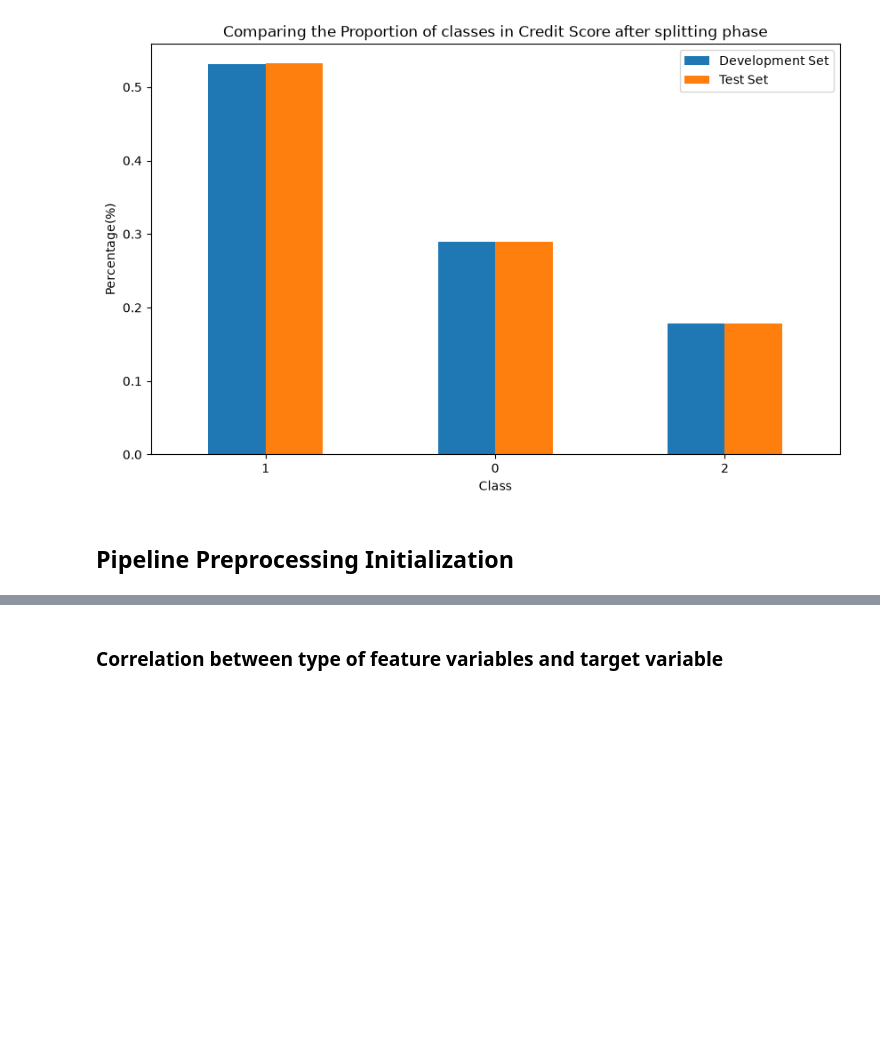
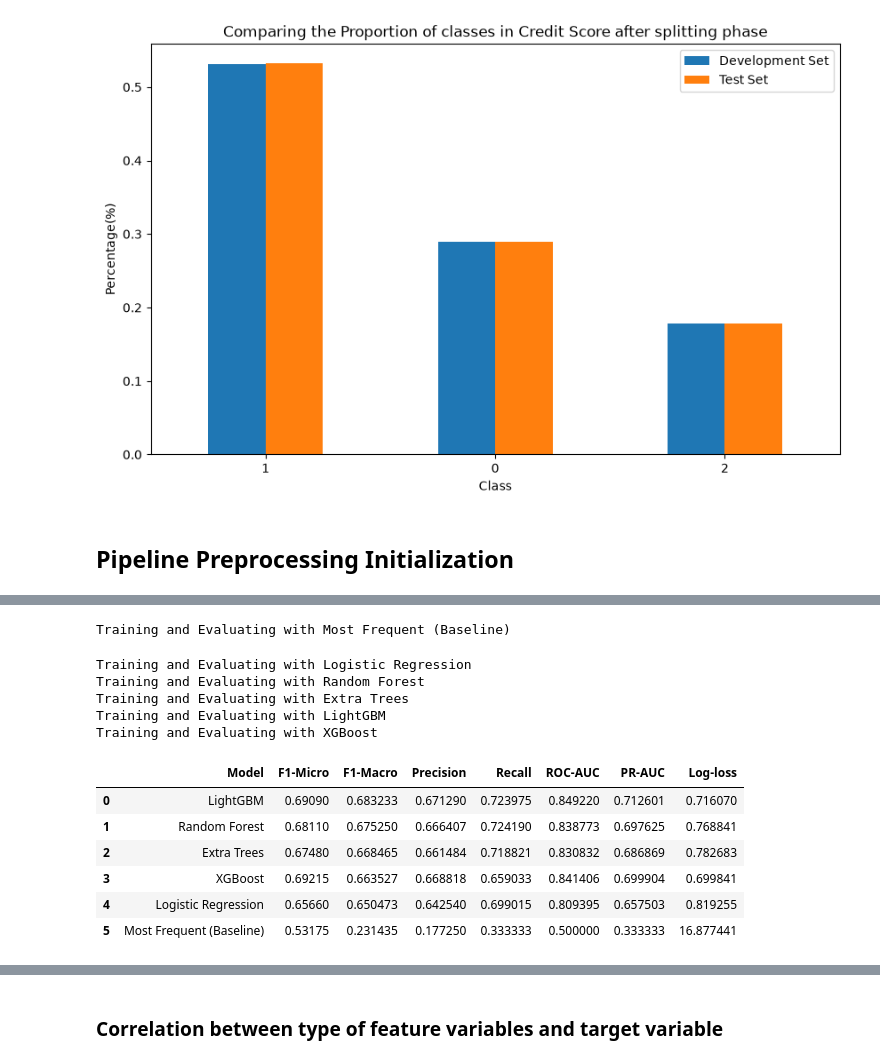
Before and after one commit to pewpy376/credit-score-classification, a Jupyter notebook: 02_model_pipeline.ipynb, the cells around one changed output, grey strips where cells are left out. Cells and saved outputs as stored; diff of their text form; code cells hidden in the pictures; blank space fills up the shorter version.

Commit message:
feat(model): complete baseline training and evaluation pipeline

```diff
--- a/02_model_pipeline.ipynb
+++ b/02_model_pipeline.ipynb
@@ -331,0 +290,40 @@ Training and Evaluating with XGBoost...
+# %%
+rows = []
+for name, clf in models.items():
+    print(f"Training and Evaluating with {name}")
+    pipe = Pipeline([('preprocessing', preprocessor), ('classifier', clf)])
+    pipe.fit(X_train, y_train)
+
+    pred = pipe.predict(X_val)
+    proba = pipe.predict_proba(X_val)
+    proba = proba / proba.sum(axis=1, keepdims=True)
+    classes = pipe.classes_
+
+    rows.append({
+        'Model':     name,
+        'F1-Micro':  f1_score(y_val, pred, average='micro'),
+        'F1-Macro':  f1_score(y_val, pred, average='macro'),
+        'Precision': precision_score(y_val, pred, average='macro'),
+        'Recall':    recall_score(y_val, pred, average='macro'),
+        'ROC-AUC':   roc_auc_score(y_val, proba, multi_class='ovr'),
+        'PR-AUC':    average_precision_score(label_binarize(y_val, classes=classes), proba),
+        'Log-loss':  log_loss(y_val, proba, labels=classes),
+    })
+
+df_benchmark = pd.DataFrame(rows).sort_values('F1-Macro', ascending=False).reset_index(drop=True)
+
+df_benchmark
+# %% [output]
+Training and Evaluating with Most Frequent (Baseline)
+Training and Evaluating with Logistic Regression
+Training and Evaluating with Random Forest
+Training and Evaluating with Extra Trees
+Training and Evaluating with LightGBM
+Training and Evaluating with XGBoost
+|  | Model | F1-Micro | F1-Macro | Precision | Recall | ROC-AUC | PR-AUC | Log-loss |
+| 0 | LightGBM | 0.69090 | 0.683233 | 0.671290 | 0.723975 | 0.849220 | 0.712601 | 0.716070 |
+| 1 | Random Forest | 0.68110 | 0.675250 | 0.666407 | 0.724190 | 0.838773 | 0.697625 | 0.768841 |
+| 2 | Extra Trees | 0.67480 | 0.668465 | 0.661484 | 0.718821 | 0.830832 | 0.686869 | 0.782683 |
+| 3 | XGBoost | 0.69215 | 0.663527 | 0.668818 | 0.659033 | 0.841406 | 0.699904 | 0.699841 |
+| 4 | Logistic Regression | 0.65660 | 0.650473 | 0.642540 | 0.699015 | 0.809395 | 0.657503 | 0.819255 |
+| 5 | Most Frequent (Baseline) | 0.53175 | 0.231435 | 0.177250 | 0.333333 | 0.500000 | 0.333333 | 16.877441 |
```
Also changed, not shown: parts of 10 cells of this notebook, 1 other file.
